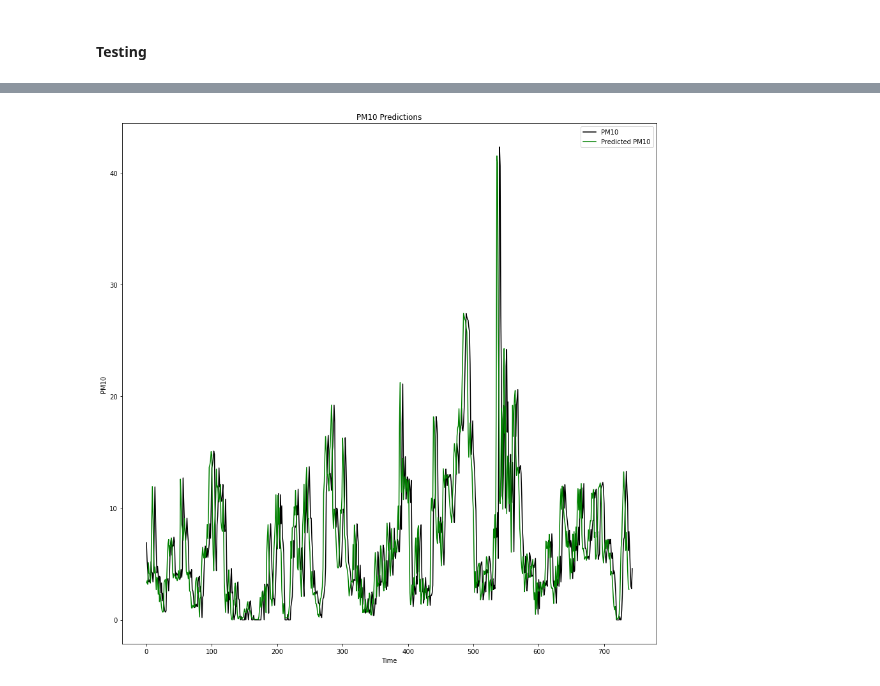
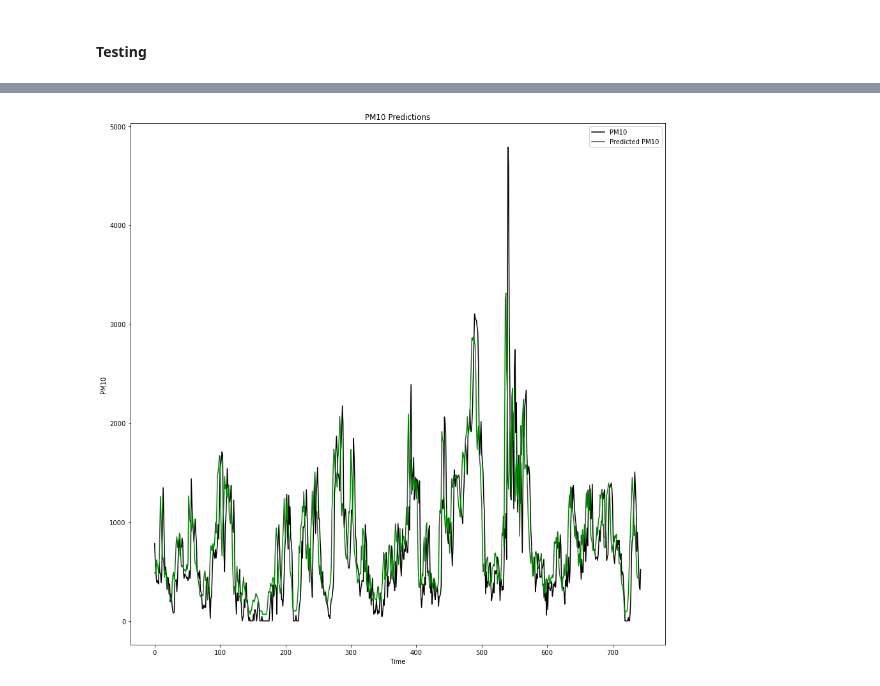
Before and after one commit to jadali17/Air-Quality-Prediction, a Jupyter notebook: lstm-model.ipynb, the cells around one changed output, grey strips where cells are left out. Cells and saved outputs as stored; diff of their text form; code cells hidden in the pictures.

Commit message:
modification to lstm model

```diff
--- a/lstm-model.ipynb
+++ b/lstm-model.ipynb
@@ -173,15 +176,15 @@ temp=temp.fillna(0)
 temp=temp.drop('Start', axis = 1)
 temp_X_train = temp
 temp_X_train = temp_X_train.values
-temp_y_train = temp[['PM10']].copy()
-temp_y_train = temp_y_train.values
-temp_y_train = temp_y_train.reshape(-1)
-temp_y_train = np.insert(temp_y_train, 0, 0)
-temp_y_train = np.delete(temp_y_train, -1)
+# temp_y_train = temp[['PM10']].copy()
+# temp_y_train = temp_y_train.values
+# temp_y_train = temp_y_train.reshape(-1)
+# temp_y_train = np.insert(temp_y_train, 0, 0)
+# temp_y_train = np.delete(temp_y_train, -1)
 n_input = 5 #how many samples/rows/timesteps to look in the past in order to forecast the next sample
 n_features= temp_X_train.shape[1] # how many predictors/Xs/features we have to predict y
 b_size = 32 # Number of timeseries samples in each batch
-generator_train = TimeseriesGenerator(temp_X_train, temp_y_train, length=n_input, batch_size=b_size)
+generator_train = TimeseriesGenerator(temp_X_train, temp_X_train, length=n_input, batch_size=b_size)
 
 print(generator_train[0][0].shape)
 # %% [output]
@@ -195,15 +198,17 @@ temp=temp.fillna(0)
 temp=temp.drop('Start', axis = 1)
 temp_X_test = temp
 temp_X_test = temp_X_test.values
-temp_y_test = temp[['PM10']].copy()
-temp_y_test = temp_y_test.values
-temp_y_test = temp_y_test.reshape(-1)
-temp_y_test = np.insert(temp_y_test, 0, 0)
-temp_y_test = np.delete(temp_y_test, -1)
+temp_X_test = temp_X_test.reshape(len(temp_X_test))
+temp_y_test = temp[['PM10']].copy().values
+temp_y_test=temp_y_test.reshape(len(temp_y_test))
+# temp_y_test = temp_y_test.values
+# temp_y_test = temp_y_test.reshape(-1)
+# temp_y_test = np.insert(temp_y_test, 0, 0)
+# temp_y_test = np.delete(temp_y_test, -1)
 n_input = 5 #how many samples/rows/timesteps to look in the past in order to forecast the next sample
 n_features= temp_X_train.shape[1] # how many predictors/Xs/features we have to predict y
 b_size = 32 # Number of timeseries samples in each batch
-generator_test = TimeseriesGenerator(temp_X_test, temp_y_test, length=n_input, batch_size=b_size)
+generator_test = TimeseriesGenerator(temp_X_test, temp_X_test, length=n_input, batch_size=b_size)
 
 print(generator_test[0][0].shape)
 # %% [output]
@@ -212,7 +217,8 @@ print(generator_test[0][0].shape)
 from keras.layers import Masking
 model = Sequential()
 model.add(Masking(mask_value=0.,input_shape=(n_input, n_features)))
-model.add(LSTM(150, activation='relu'))
+model.add(LSTM(100, activation='relu'))
+model.add(Dropout(0.2))
 model.add(Dense(1))
 model.compile(optimizer='adam', loss='mse')
 model.summary()
@@ -247,13 +255,14 @@ Epoch 5/5
 <tensorflow.python.keras.callbacks.History at 0x...>
 # %%
 predicted = model.predict(generator_test)
+target_points = temp_y_test.targets[1:plot_points+1]
 fig = plt.figure(figsize=(15,15))
 plt.plot(temp_y_test, color = 'black', label = 'PM10')
 plt.plot(predicted, color = 'green', label = 'Predicted PM10')
 plt.title('PM10 Predictions')
 plt.xlabel('Time')
 plt.ylabel('PM10')
 plt.legend()
 plt.show()
 # %% [output]
-[figure, old version]
+[figure, new version]
```
Also changed, not shown: parts of 9 cells of this notebook.
